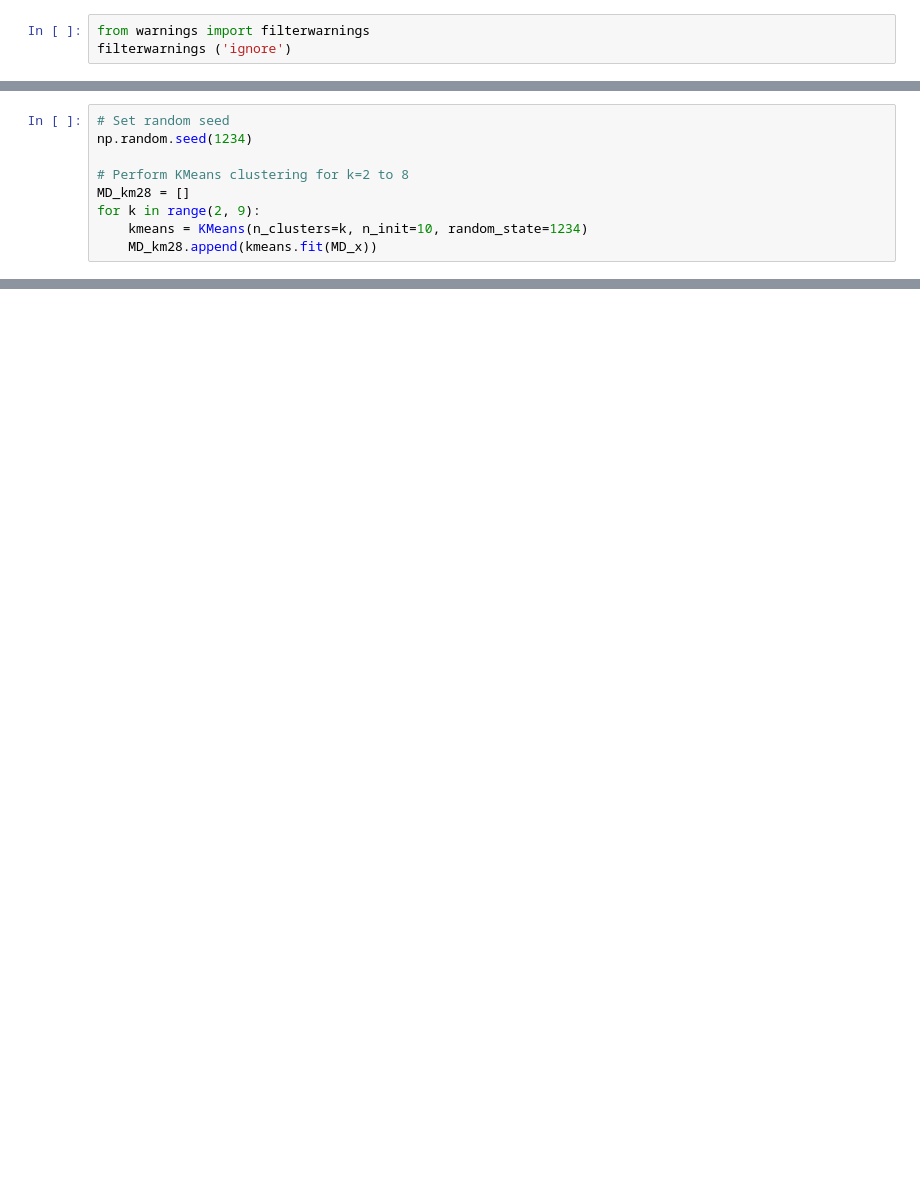
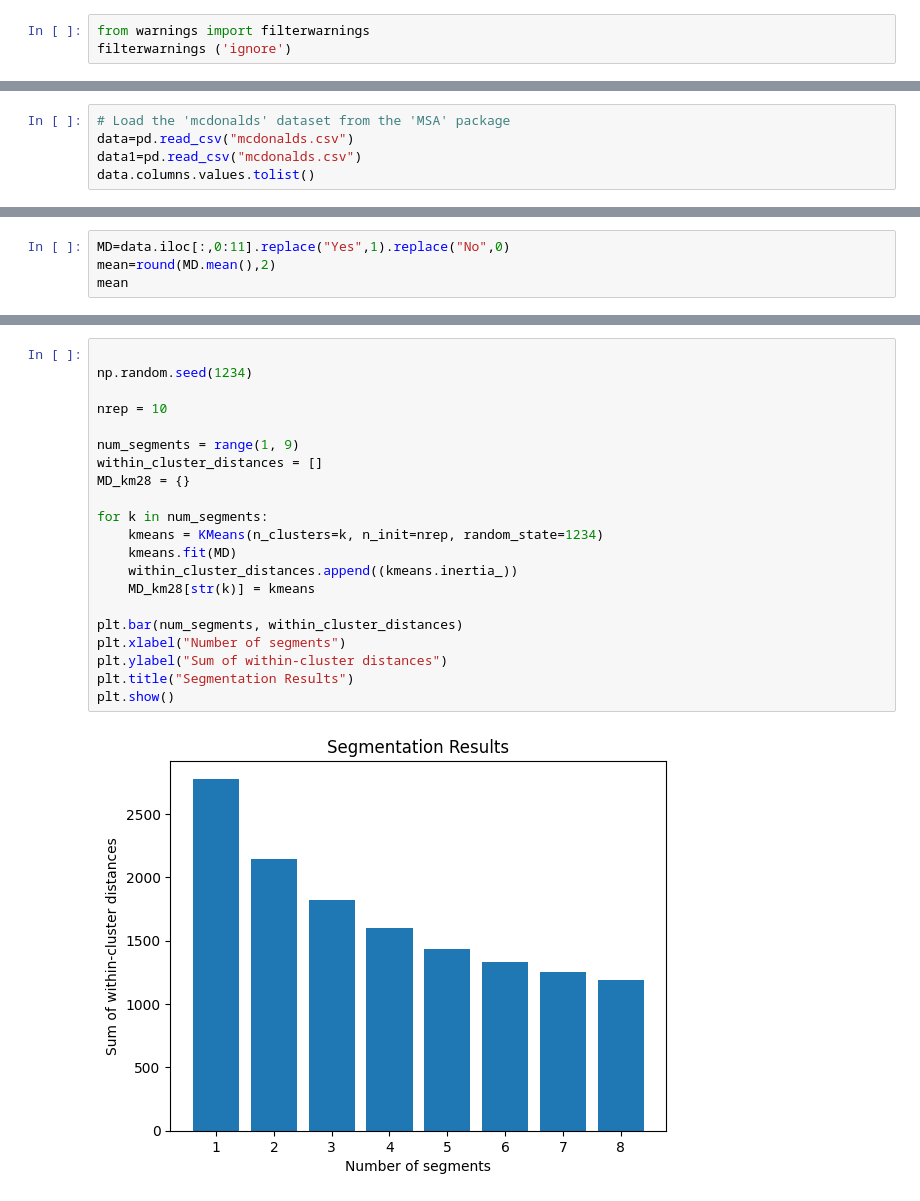
Before and after one commit to payalaggarwal177/ML_7May, a Jupyter notebook: mcdonald/mcdonald.ipynb, the cells around one changed output, grey strips where cells are left out. Drawn from its saved outputs; the diff is of its cells as text; blank space fills up the shorter version.

```diff
--- a/mcdonald/mcdonald.ipynb
+++ b/mcdonald/mcdonald.ipynb
@@ -93,9 +3,0 @@ plt.show()
-# %%
-# Set random seed
-np.random.seed(1234)
-
-# Perform KMeans clustering for k=2 to 8
-MD_km28 = []
-for k in range(2, 9):
-    kmeans = KMeans(n_clusters=k, n_init=10, random_state=1234)
-    MD_km28.append(kmeans.fit(MD_x))
@@ -324,0 +37,5 @@ AttributeError: 'KMeans' object has no attribute 'iloc'
+# %%
+# Load the 'mcdonalds' dataset from the 'MSA' package
+data=pd.read_csv("mcdonalds.csv")
+data1=pd.read_csv("mcdonalds.csv")
+data.columns.values.tolist()
@@ -324,0 +69,4 @@ AttributeError: 'KMeans' object has no attribute 'iloc'
+# %%
+MD=data.iloc[:,0:11].replace("Yes",1).replace("No",0)
+mean=round(MD.mean(),2)
+mean
@@ -324,0 +159,23 @@ AttributeError: 'KMeans' object has no attribute 'iloc'
+# %%
+
+np.random.seed(1234)
+
+nrep = 10
+
+num_segments = range(1, 9)
+within_cluster_distances = []
+MD_km28 = {}
+
+for k in num_segments:
+    kmeans = KMeans(n_clusters=k, n_init=nrep, random_state=1234)
+    kmeans.fit(MD)
+    within_cluster_distances.append((kmeans.inertia_))
+    MD_km28[str(k)] = kmeans
+
+plt.bar(num_segments, within_cluster_distances)
+plt.xlabel("Number of segments")
+plt.ylabel("Sum of within-cluster distances")
+plt.title("Segmentation Results")
+plt.show()
+# %% [output]
+[figure, added]
```
Also changed, not shown: parts of 60 cells of this notebook, 2 other files.
